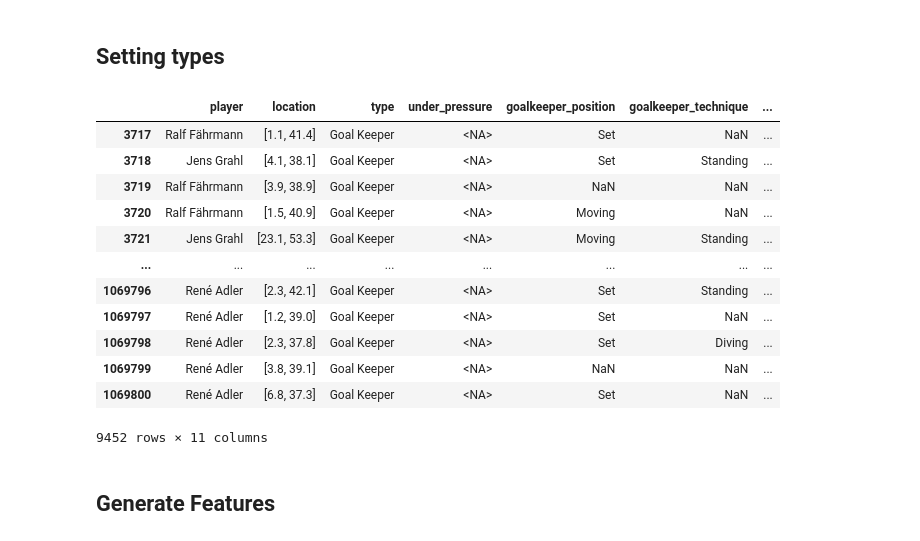
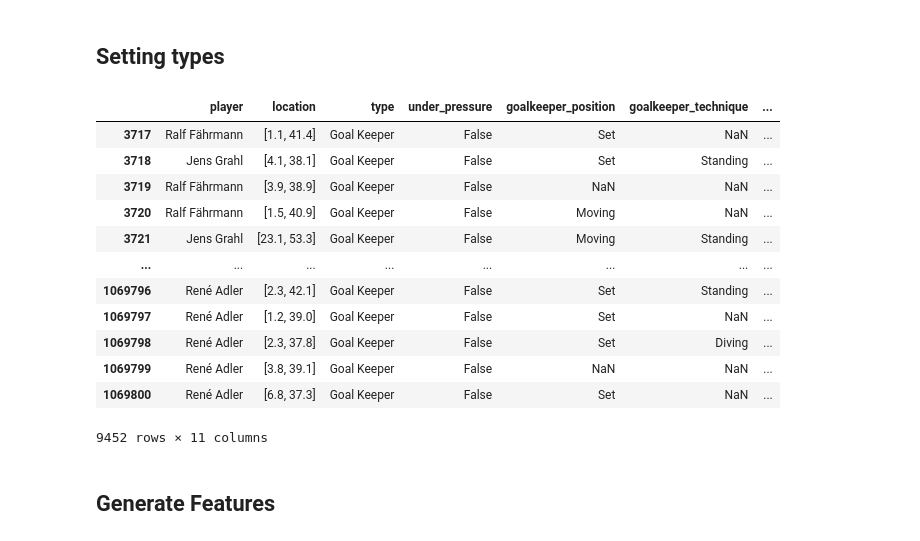
Before and after one commit to allorenz/football-player-similarity, a Jupyter notebook: src/notebooks/feature_goalkeeping.ipynb, the cells around one changed output. Drawn from its saved outputs; the diff is of its cells as text; code cells hidden in the pictures.

```diff
--- a/src/notebooks/feature_goalkeeping.ipynb
+++ b/src/notebooks/feature_goalkeeping.ipynb
@@ -29,32 +25,32 @@ df.columns, df.shape
 # %%
 ## __Setting types__
 def convert_to_list(input_data):
     if(isinstance(input_data, str)):
         try:
             return literal_eval(input_data)
         except (ValueError, SyntaxError):
             print(f"Error: The string {input_data} could not be converted to a list.")
             return None
 
     return input_data
 
 df["location"] = df["location"].apply(convert_to_list)
 df[["x", "y"]] = df["location"].apply(pd.Series)
-df["under_pressure"] = df["under_pressure"] == True
+df["under_pressure"] = df["under_pressure"].fillna(False)
 df
 # %% [output]
 |  | player | location | type | under_pressure | goalkeeper_position | goalkeeper_technique | ... |
-| 3717 | Ralf Fährmann | [1.1, 41.4] | Goal Keeper | <NA> | Set | NaN | ... |
-| 3718 | Jens Grahl | [4.1, 38.1] | Goal Keeper | <NA> | Set | Standing | ... |
-| 3719 | Ralf Fährmann | [3.9, 38.9] | Goal Keeper | <NA> | NaN | NaN | ... |
-| 3720 | Ralf Fährmann | [1.5, 40.9] | Goal Keeper | <NA> | Moving | NaN | ... |
-| 3721 | Jens Grahl | [23.1, 53.3] | Goal Keeper | <NA> | Moving | Standing | ... |
+| 3717 | Ralf Fährmann | [1.1, 41.4] | Goal Keeper | False | Set | NaN | ... |
+| 3718 | Jens Grahl | [4.1, 38.1] | Goal Keeper | False | Set | Standing | ... |
+| 3719 | Ralf Fährmann | [3.9, 38.9] | Goal Keeper | False | NaN | NaN | ... |
+| 3720 | Ralf Fährmann | [1.5, 40.9] | Goal Keeper | False | Moving | NaN | ... |
+| 3721 | Jens Grahl | [23.1, 53.3] | Goal Keeper | False | Moving | Standing | ... |
 | ... | ... | ... | ... | ... | ... | ... | ... |
-| 1069796 | René Adler | [2.3, 42.1] | Goal Keeper | <NA> | Set | Standing | ... |
-| 1069797 | René Adler | [1.2, 39.0] | Goal Keeper | <NA> | Set | NaN | ... |
-| 1069798 | René Adler | [2.3, 37.8] | Goal Keeper | <NA> | Set | Diving | ... |
-| 1069799 | René Adler | [3.8, 39.1] | Goal Keeper | <NA> | NaN | NaN | ... |
-| 1069800 | René Adler | [6.8, 37.3] | Goal Keeper | <NA> | Set | NaN | ... |
+| 1069796 | René Adler | [2.3, 42.1] | Goal Keeper | False | Set | Standing | ... |
+| 1069797 | René Adler | [1.2, 39.0] | Goal Keeper | False | Set | NaN | ... |
+| 1069798 | René Adler | [2.3, 37.8] | Goal Keeper | False | Set | Diving | ... |
+| 1069799 | René Adler | [3.8, 39.1] | Goal Keeper | False | NaN | NaN | ... |
+| 1069800 | René Adler | [6.8, 37.3] | Goal Keeper | False | Set | NaN | ... |
 9452 rows × 11 columns
 # %% [markdown]
 ## __Generate Features__
```
Also changed, not shown: parts of 3 cells of this notebook, 25 other files.
